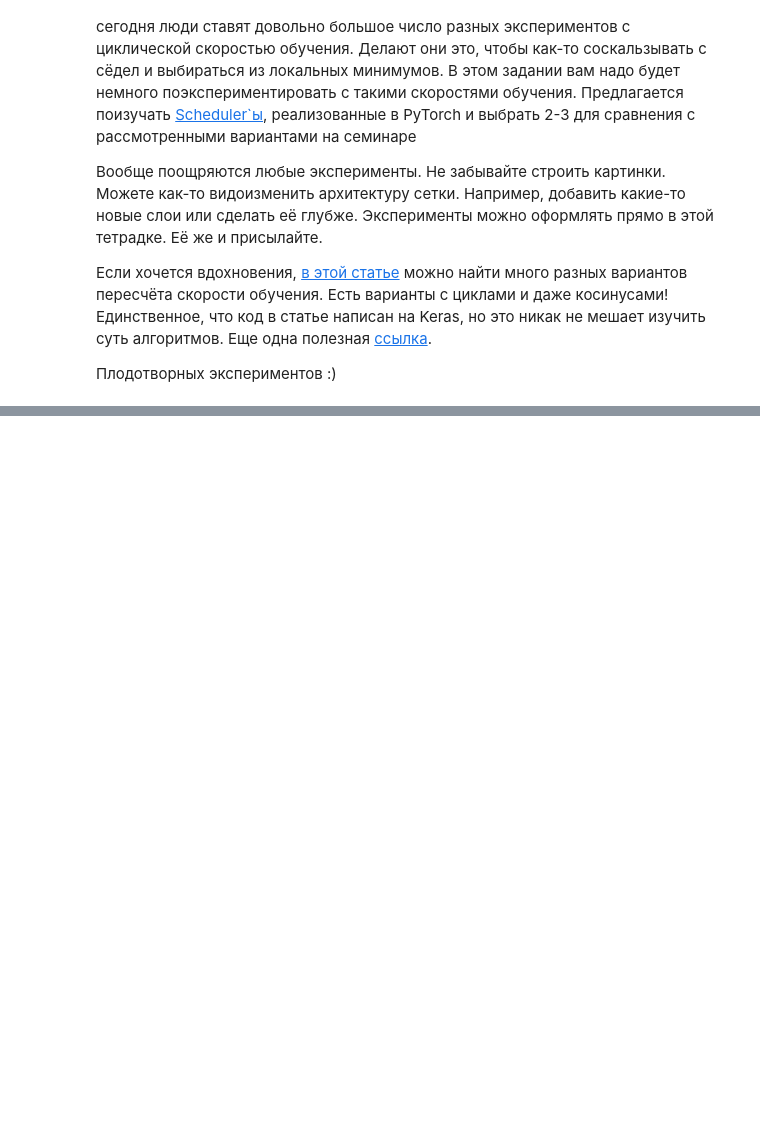
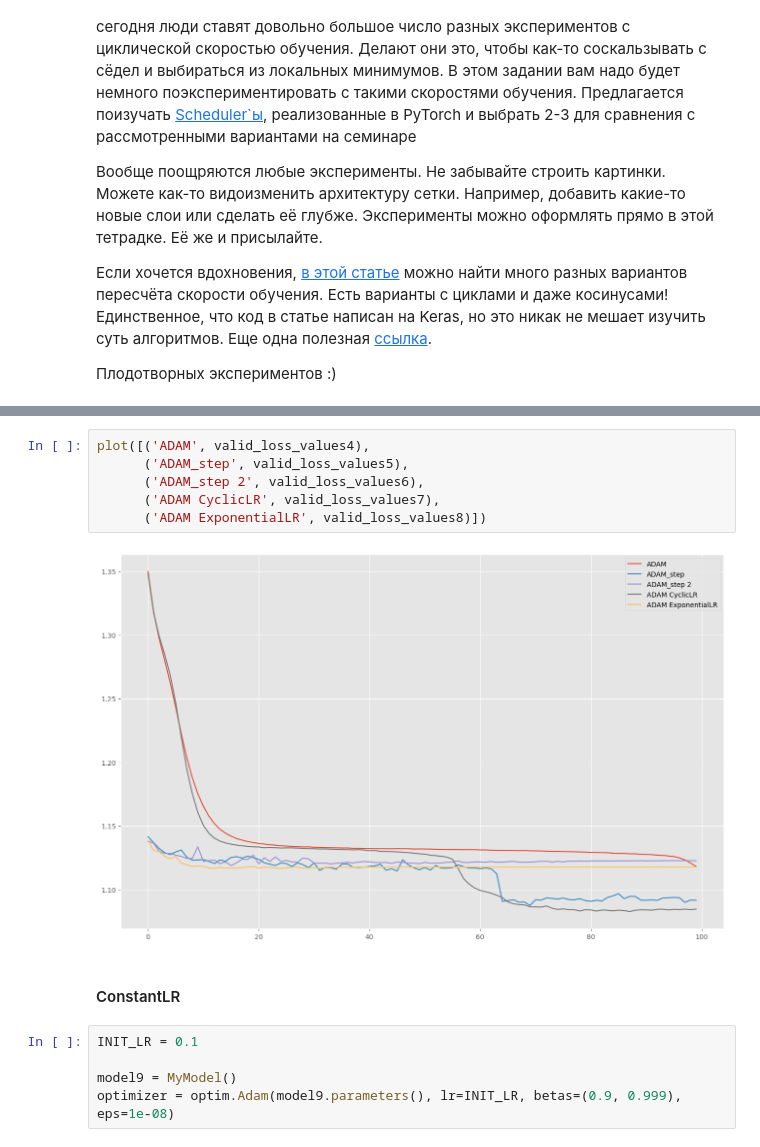
Before and after one commit to yodiiin/mag2023NN, a Jupyter notebook: 02-GradActivNormReg/02.1-GD.ipynb, the cells around one changed output, grey strips where cells are left out. Drawn from its saved outputs; the diff is of its cells as text; blank space fills up the shorter version.

```diff
--- a/02-GradActivNormReg/02.1-GD.ipynb
+++ b/02-GradActivNormReg/02.1-GD.ipynb
@@ -363,0 +567,15 @@ plot([('Simple SGD', valid_loss_values),
+# %%
+plot([('ADAM', valid_loss_values4),
+      ('ADAM_step', valid_loss_values5),
+      ('ADAM_step 2', valid_loss_values6),
+      ('ADAM CyclicLR', valid_loss_values7),
+      ('ADAM ExponentialLR', valid_loss_values8)])
+# %% [output]
+[figure, added]
+# %% [markdown]
+#### ConstantLR
+# %%
+INIT_LR = 0.1
+
+model9 = MyModel()
+optimizer = optim.Adam(model9.parameters(), lr=INIT_LR, betas=(0.9, 0.999), eps=1e-08)
```
Also changed, not shown: parts of 49 cells of this notebook.
